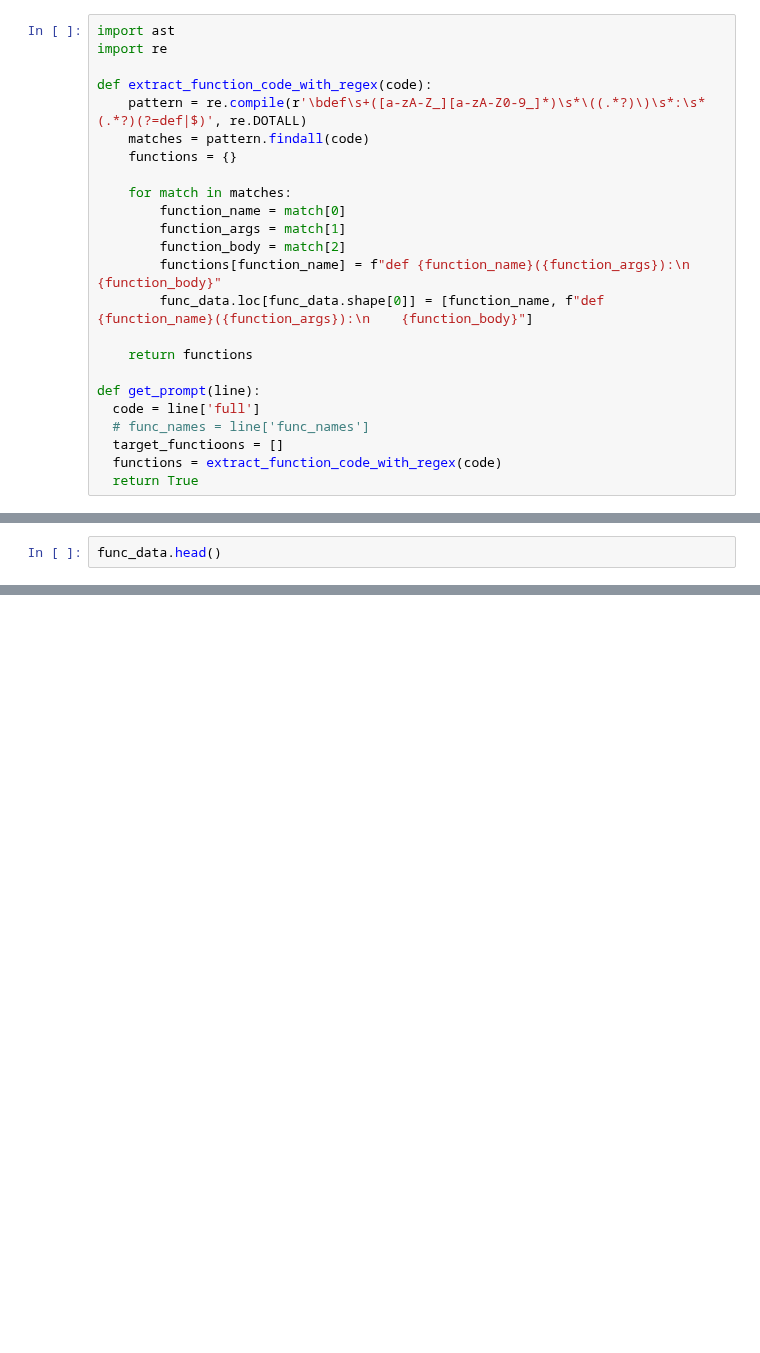
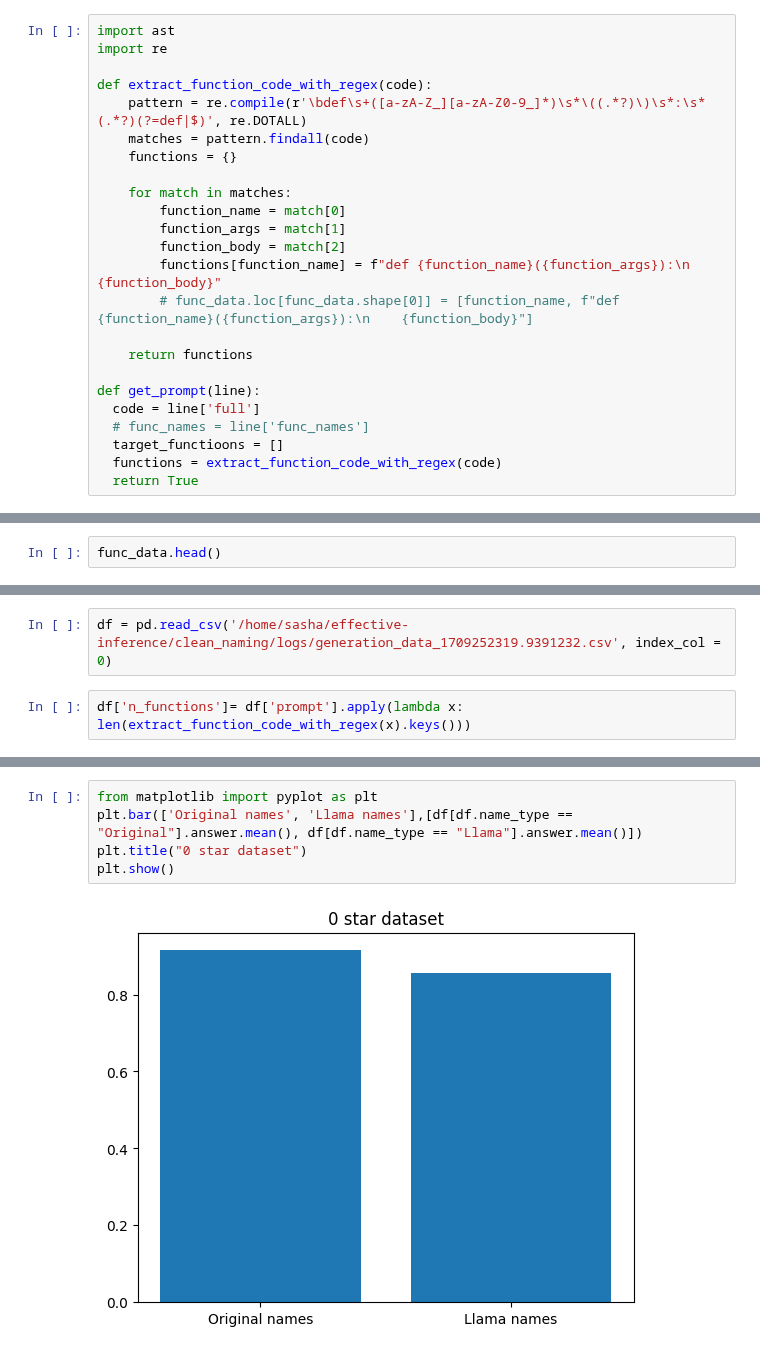
Before and after one commit to JetBrains-Research/effective-inference, a Jupyter notebook: notebooks/Untitled.ipynb, the cells around one changed output, grey strips where cells are left out. Cells and saved outputs as stored; diff of their text form; blank space fills up the shorter version.

```diff
--- a/notebooks/Untitled.ipynb
+++ b/notebooks/Untitled.ipynb
@@ -679,7 +694,7 @@ def extract_function_code_with_regex(code):
         function_args = match[1]
         function_body = match[2]
         functions[function_name] = f"def {function_name}({function_args}):\n    {function_body}"
-        func_data.loc[func_data.shape[0]] = [function_name, f"def {function_name}({function_args}):\n    {function_body}"]
+        # func_data.loc[func_data.shape[0]] = [function_name, f"def {function_name}({function_args}):\n    {function_body}"]
 
     return functions
 
@@ -709,0 +727,4 @@ func_data.head()
+# %%
+df = pd.read_csv('/home/sasha/effective-inference/clean_naming/logs/generation_data_1709252319.9391232.csv', index_col = 0)
+# %%
+df['n_functions']= df['prompt'].apply(lambda x: len(extract_function_code_with_regex(x).keys()))
@@ -709,0 +816,7 @@ func_data.head()
+# %%
+from matplotlib import pyplot as plt
+plt.bar(['Original names', 'Llama names'],[df[df.name_type == "Original"].answer.mean(), df[df.name_type == "Llama"].answer.mean()])
+plt.title("0 star dataset")
+plt.show()
+# %% [output]
+[figure, added]
```
Also changed, not shown: parts of 26 cells of this notebook, 5 other files.
